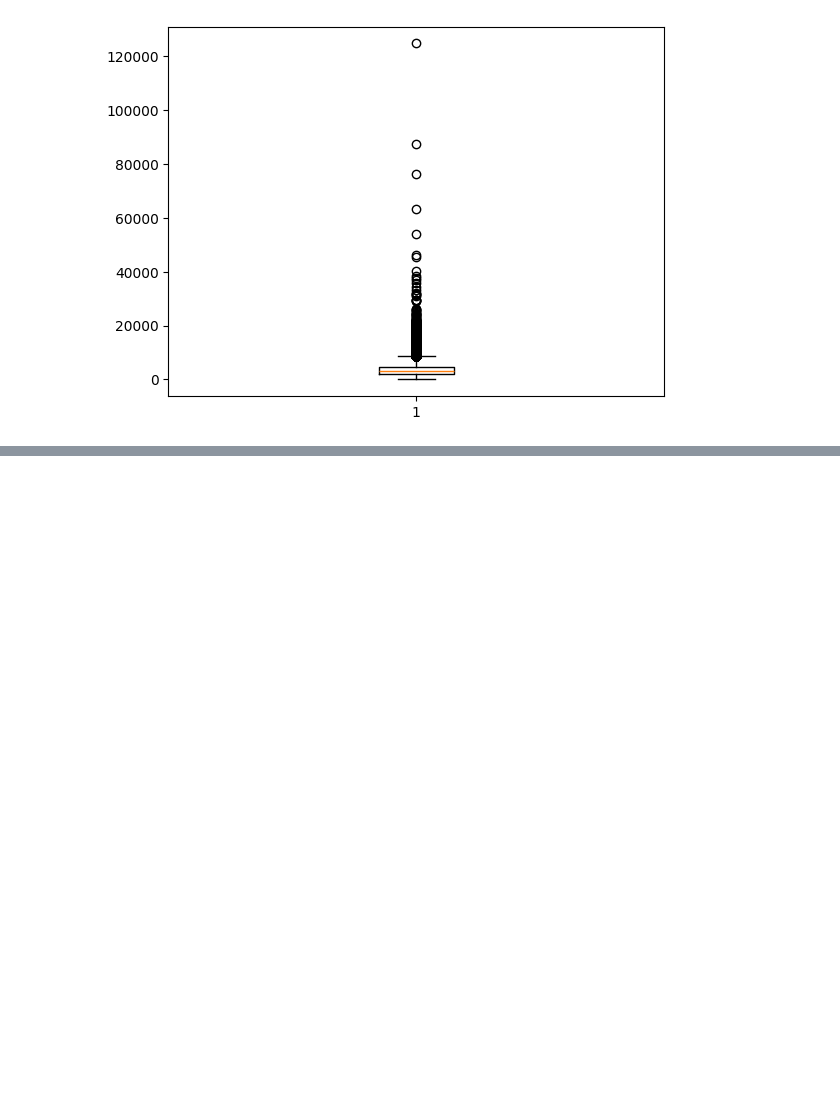
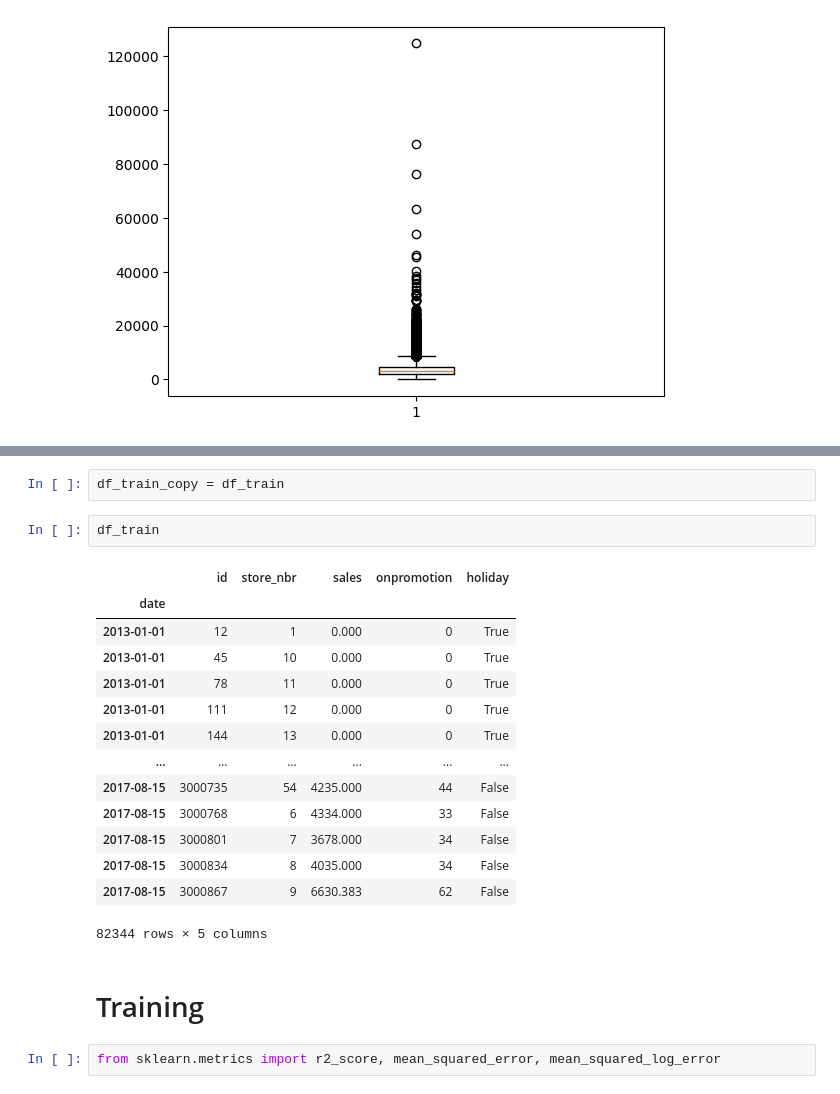
Before and after one commit to sameerbatra1/Store-Sales-Prediction, a Jupyter notebook: Store Sales.ipynb, the cells around one changed output, grey strips where cells are left out. Drawn from its saved outputs; the diff is of its cells as text; blank space fills up the shorter version.

```diff
--- a/Store Sales.ipynb
+++ b/Store Sales.ipynb
@@ -570,0 +557,23 @@ plt.boxplot(df_train['sales']);
+# %%
+df_train_copy = df_train
+# %%
+df_train
+# %% [output]
+|  | id | store_nbr | sales | onpromotion | holiday |
+| date |  |  |  |  |  |
+| 2013-01-01 | 12 | 1 | 0.000 | 0 | True |
+| 2013-01-01 | 45 | 10 | 0.000 | 0 | True |
+| 2013-01-01 | 78 | 11 | 0.000 | 0 | True |
+| 2013-01-01 | 111 | 12 | 0.000 | 0 | True |
+| 2013-01-01 | 144 | 13 | 0.000 | 0 | True |
+| ... | ... | ... | ... | ... | ... |
+| 2017-08-15 | 3000735 | 54 | 4235.000 | 44 | False |
+| 2017-08-15 | 3000768 | 6 | 4334.000 | 33 | False |
+| 2017-08-15 | 3000801 | 7 | 3678.000 | 34 | False |
+| 2017-08-15 | 3000834 | 8 | 4035.000 | 34 | False |
+| 2017-08-15 | 3000867 | 9 | 6630.383 | 62 | False |
+82344 rows × 5 columns
+# %% [markdown]
+# Training
+# %%
+from sklearn.metrics import r2_score, mean_squared_error, mean_squared_log_error
```
Also changed, not shown: parts of 24 cells of this notebook.
